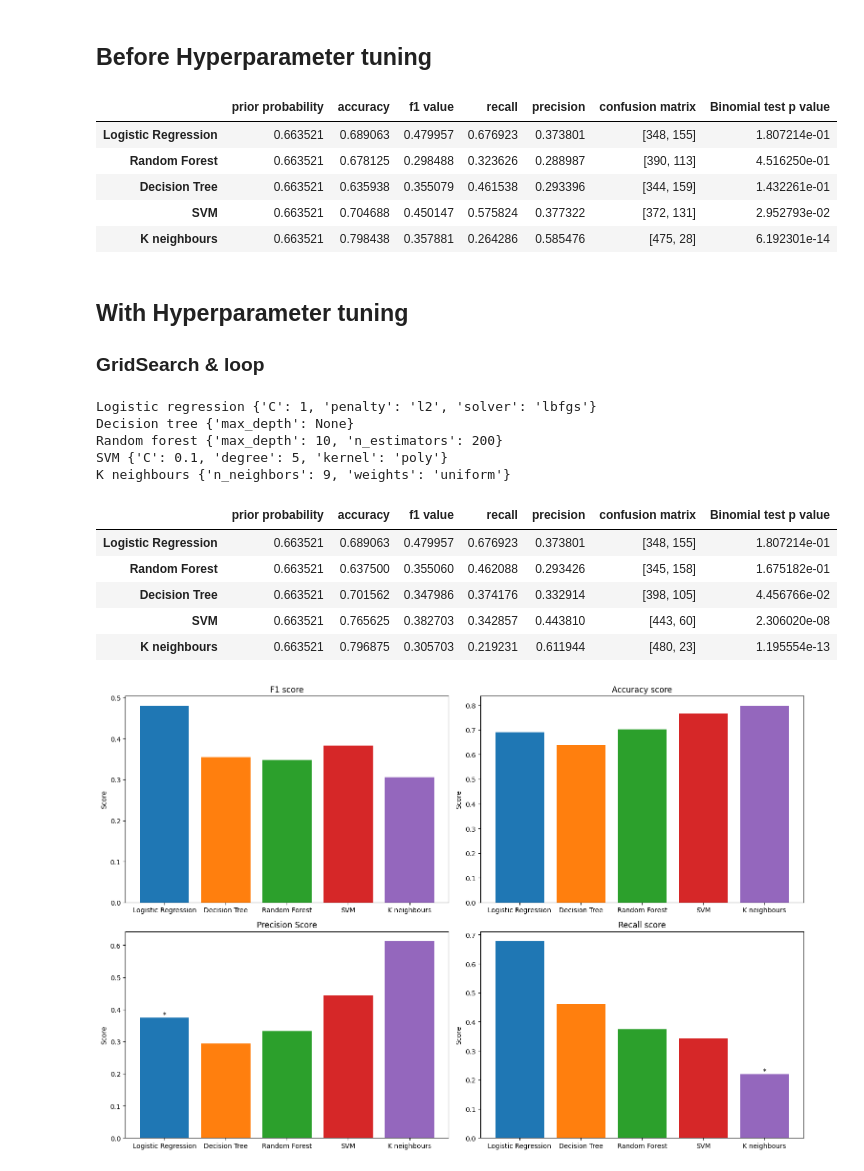
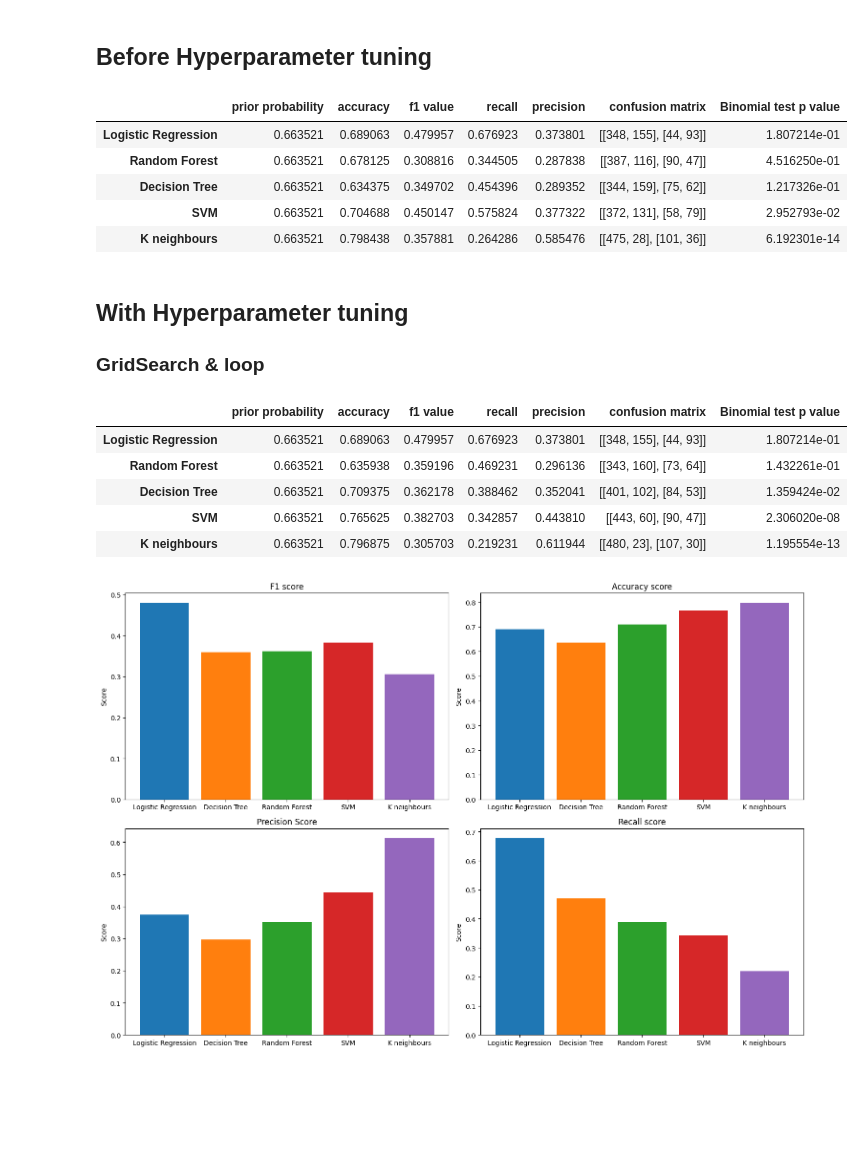
Before and after one commit to sophiak12/Individual_Project, a Jupyter notebook: src/models.ipynb, the cells around one changed output. Drawn from its saved outputs; the diff is of its cells as text; code cells hidden in the pictures; blank space fills up the shorter version.

```diff
--- a/src/models.ipynb
+++ b/src/models.ipynb
@@ -210,7 +210,7 @@ for i in range(5):
     trueNeg = confusionMatrices[i][0][0]  #correct male (got 0 is 0)
     falsePos = confusionMatrices[i][0][1] #wrong male    (got 1 is 0)
     falseNeg = confusionMatrices[i][1][0] #wrong female  (got 0 is 1)
-    truePos = confusionMatrices[i][1][1]  #c0rrect female (got 1 is 1)
+    truePos = confusionMatrices[i][1][1]  #correct female (got 1 is 1)
 
     totalMale,totalFemale = pd.DataFrame(y).value_counts()
     wholeSetFemaleProb = totalFemale/y.size
@@ -219,7 +219,7 @@ for i in range(5):
     noOfSuccesses = trueNeg + truePos
     p = ((wholeSetFemaleProb**2) + (wholeSetMaleProb**2))
     result = stats.binomtest(noOfSuccesses, n=testSetSize, p=p)
-    values= pd.DataFrame([[p, accuracyValues[i],f1Scores[i], recallValues[i], precisionValues[i],confusionMatrices[i][0],result.pvalue]])
+    values= pd.DataFrame([[p, accuracyValues[i],f1Scores[i], recallValues[i], precisionValues[i],confusionMatrices[i],result.pvalue]])
     binomialTestResults = pd.concat([binomialTestResults,values])
 
 
@@ -228,11 +228,11 @@ binomialTestResults.index = algorithmName
 display(binomialTestResults)
 # %% [output]
 |  | prior probability | accuracy | f1 value | recall | precision | confusion matrix | Binomial test p value |
-| Logistic Regression | 0.663521 | 0.689063 | 0.479957 | 0.676923 | 0.373801 | [348, 155] | 1.807214e-01 |
-| Random Forest | 0.663521 | 0.678125 | 0.298488 | 0.323626 | 0.288987 | [390, 113] | 4.516250e-01 |
-| Decision Tree | 0.663521 | 0.635938 | 0.355079 | 0.461538 | 0.293396 | [344, 159] | 1.432261e-01 |
-| SVM | 0.663521 | 0.704688 | 0.450147 | 0.575824 | 0.377322 | [372, 131] | 2.952793e-02 |
-| K neighbours | 0.663521 | 0.798438 | 0.357881 | 0.264286 | 0.585476 | [475, 28] | 6.192301e-14 |
+| Logistic Regression | 0.663521 | 0.689063 | 0.479957 | 0.676923 | 0.373801 | [[348, 155], [44, 93]] | 1.807214e-01 |
+| Random Forest | 0.663521 | 0.678125 | 0.308816 | 0.344505 | 0.287838 | [[387, 116], [90, 47]] | 4.516250e-01 |
+| Decision Tree | 0.663521 | 0.634375 | 0.349702 | 0.454396 | 0.289352 | [[344, 159], [75, 62]] | 1.217326e-01 |
+| SVM | 0.663521 | 0.704688 | 0.450147 | 0.575824 | 0.377322 | [[372, 131], [58, 79]] | 2.952793e-02 |
+| K neighbours | 0.663521 | 0.798438 | 0.357881 | 0.264286 | 0.585476 | [[475, 28], [101, 36]] | 6.192301e-14 |
 # %% [markdown]
 ## With Hyperparameter tuning
 ### GridSearch & loop
@@ -315,52 +315,47 @@ for modelName, (model, parameters) in models.items():
     listsOfAccuraciesGrid.append(results[1])
     modelNames.append(modelName)
     after[modelName] = result
-# %% [output]
-Logistic regression {'C': 1, 'penalty': 'l2', 'solver': 'lbfgs'}
-Decision tree {'max_depth': None}
-Random forest {'max_depth': 10, 'n_estimators': 200}
-SVM {'C': 0.1, 'degree': 5, 'kernel': 'poly'}
-K neighbours {'n_neighbors': 9, 'weights': 'uniform'}
 # %%
 
 binomialTestResultsGrid = pd.DataFrame()
 tTestResults = {'f1':[], 'accuracy':[],'precision':[], 'recall':[]}
 for i in range(5):
     algorithm = algorithms[i]
     testSetSize = y.size
     trueNeg = confusionMatricesGrid[i][0][0]  #correct male (got 0 is 0)
     falsePos = confusionMatricesGrid[i][0][1] #wrong male    (got 1 is 0)
     falseNeg = confusionMatricesGrid[i][1][0] #wrong female  (got 0 is 1)
     truePos = confusionMatricesGrid[i][1][1]  #c0rrect female (got 1 is 1)
 
     totalMale,totalFemale = pd.DataFrame(y).value_counts()
     wholeSetFemaleProb = totalFemale/y.size
     wholeSetMaleProb = totalMale/y.size
 
     noOfSuccesses = trueNeg + truePos
     p = ((wholeSetFemaleProb**2) + (wholeSetMaleProb**2))
 
     result = stats.binomtest(noOfSuccesses, n=testSetSize, p=p)
-    values= pd.DataFrame([[p, allMeanScores['accuracy'][i],allMeanScores['f1'][i], allMeanScores['recall'][i], allMeanScores['precision'][i], confusionMatricesGrid[i][0],result.pvalue]])
+    values= pd.DataFrame([[p, allMeanScores['accuracy'][i],allMeanScores['f1'][i], allMeanScores['recall'][i], allMeanScores['precision'][i], confusionMatricesGrid[i],result.pvalue]])
     binomialTestResultsGrid = pd.concat([binomialTestResultsGrid,values])
 
-
-    tTestResults['f1'].append(statsmodels.stats.weightstats.ttest_ind(listsOfAccuracies[i],[p]))
-    tTestResults['accuracy'].append(statsmodels.stats.weightstats.ttest_ind(f1ScoresGrid[i],[p]))
-    tTestResults['precision'].append(statsmodels.stats.weightstats.ttest_ind(precisionValuesGrid[i],[p]))
-    tTestResults['recall'].append(statsmodels.stats.weightstats.ttest_ind(recallValuesGrid[i],[p]))
+    totalMale,totalFemale = pd.DataFrame(y).value_counts()
+    wholeSetFemaleProb = totalFemale/y.size
+    tTestResults['accuracy'].append(statsmodels.stats.weightstats.ttest_ind(listsOfAccuracies[i],[p]))
+    tTestResults['f1'].append(statsmodels.stats.weightstats.ttest_ind(f1ScoresGrid[i],[p]))
+    tTestResults['precision'].append(statsmodels.stats.weightstats.ttest_ind(precisionValuesGrid[i],[wholeSetFemaleProb]))
+    tTestResults['recall'].append(statsmodels.stats.weightstats.ttest_ind(recallValuesGrid[i],[wholeSetFemaleProb]))
 
 
 binomialTestResultsGrid.rename(columns={0: 'prior probability', 1: 'accuracy', 2: 'f1 value',3: 'recall', 4: 'precision', 5: 'confusion matrix', 6: 'Binomial test p value'}, inplace=True)
 binomialTestResultsGrid.index = algorithmName
 display(binomialTestResultsGrid)
 # %% [output]
 |  | prior probability | accuracy | f1 value | recall | precision | confusion matrix | Binomial test p value |
-| Logistic Regression | 0.663521 | 0.689063 | 0.479957 | 0.676923 | 0.373801 | [348, 155] | 1.807214e-01 |
-| Random Forest | 0.663521 | 0.637500 | 0.355060 | 0.462088 | 0.293426 | [345, 158] | 1.675182e-01 |
-| Decision Tree | 0.663521 | 0.701562 | 0.347986 | 0.374176 | 0.332914 | [398, 105] | 4.456766e-02 |
-| SVM | 0.663521 | 0.765625 | 0.382703 | 0.342857 | 0.443810 | [443, 60] | 2.306020e-08 |
-| K neighbours | 0.663521 | 0.796875 | 0.305703 | 0.219231 | 0.611944 | [480, 23] | 1.195554e-13 |
+| Logistic Regression | 0.663521 | 0.689063 | 0.479957 | 0.676923 | 0.373801 | [[348, 155], [44, 93]] | 1.807214e-01 |
+| Random Forest | 0.663521 | 0.635938 | 0.359196 | 0.469231 | 0.296136 | [[343, 160], [73, 64]] | 1.432261e-01 |
+| Decision Tree | 0.663521 | 0.709375 | 0.362178 | 0.388462 | 0.352041 | [[401, 102], [84, 53]] | 1.359424e-02 |
+| SVM | 0.663521 | 0.765625 | 0.382703 | 0.342857 | 0.443810 | [[443, 60], [90, 47]] | 2.306020e-08 |
+| K neighbours | 0.663521 | 0.796875 | 0.305703 | 0.219231 | 0.611944 | [[480, 23], [107, 30]] | 1.195554e-13 |
 # %%
 significance_levels = [[test[1] < 0.01 for test in model] for model in tTestResults.values()]
 metrics = list(allMeanScores.keys()) #Performance metrics
@@ -384,4 +379,4 @@ for i, metric in enumerate(metrics):
 plt.tight_layout()
 plt.show()
 # %% [output]
-[figure, old version]
+[figure, new version]
```
Also changed, not shown: parts of 2 cells of this notebook, 10 other files.
